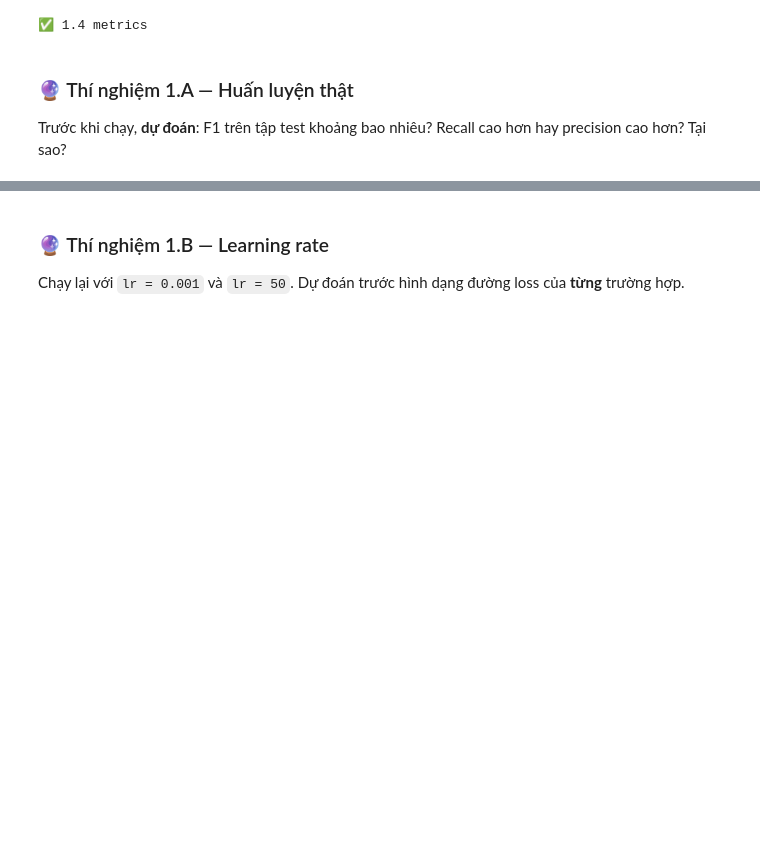
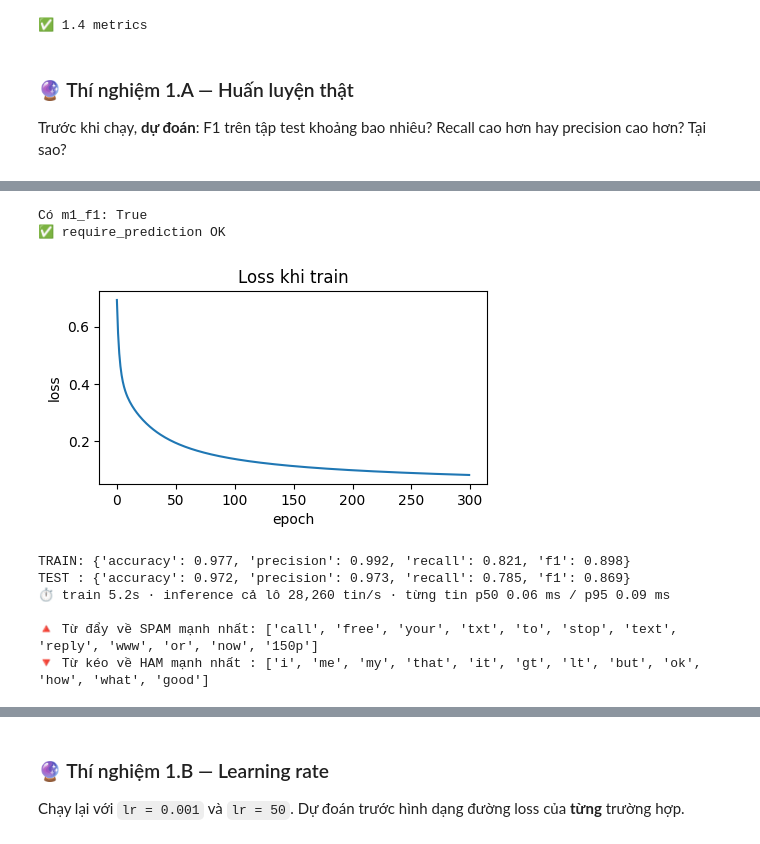
Before and after one commit to blct15102004/K5-L3A-DAY01-BuiLeCongTuan-2A202603610-AI-Foundation-Lab, a Jupyter notebook: src/day01_spam_ml_dl_embedding_llm.ipynb, the cells around one changed output, grey strips where cells are left out. Drawn from its saved outputs; the diff is of its cells as text; code cells hidden in the pictures; blank space fills up the shorter version.

```diff
--- a/src/day01_spam_ml_dl_embedding_llm.ipynb
+++ b/src/day01_spam_ml_dl_embedding_llm.ipynb
@@ -353,24 +359,39 @@ predict("ml_f1", "...")   # ✏️ ví dụ: "F1 ~0.85, precision cao hơn recal
+# %%
+print("Có m1_f1:", "m1_f1" in _LOG["predictions"])
+require_prediction("m1_f1")
+print("✅ require_prediction OK")
+# %% [output]
+Có m1_f1: True
+✅ require_prediction OK
 # %%
-require_prediction("ml_f1")
+require_prediction("m1_f1")
 X_tr, X_va, X_te = vectorize(texts_tr, vocab), vectorize(texts_va, vocab), vectorize(texts_te, vocab)
 t0 = time.perf_counter()
 w, b, losses = train_logreg(X_tr, y_tr, lr=0.5, epochs=300)
 train_time = time.perf_counter() - t0
 
 plt.figure(figsize=(5, 2.5)); plt.plot(losses); plt.xlabel("epoch"); plt.ylabel("loss"); plt.title("Loss khi train"); plt.show()
 predict_bow_lr = lambda texts: (predict_proba(vectorize(texts, vocab), w, b) >= 0.5).astype(int)   # văn bản thô → nhãn
 pred_te, bench = benchmark(predict_bow_lr, texts_te, texts_te[SUB])
 m_tr = metrics(y_tr, (predict_proba(X_tr, w, b) >= 0.5).astype(int)); m_te = metrics(y_te, pred_te)
 print("TRAIN:", {k: round(v, 3) for k, v in m_tr.items()})
 print("TEST :", {k: round(v, 3) for k, v in m_te.items()})
 print(fmt_bench(train_time, bench))
 
 inv = {i: w_ for w_, i in vocab.items()}
 order = np.argsort(w)
 print("\n🔺 Từ đẩy về SPAM mạnh nhất:", [inv[i] for i in order[-12:][::-1]])
 print("🔻 Từ kéo về HAM mạnh nhất :", [inv[i] for i in order[:12]])
 RESULTS["1. BoW + LogReg (tự code)"] = {**m_te, "f1_SUB": metrics(y_te[SUB], pred_te[SUB])["f1"],
                                          "train_s": train_time, **bench, "usd_per_1k": 0.0}
+# %% [output]
+[figure, added]
+TRAIN: {'accuracy': 0.977, 'precision': 0.992, 'recall': 0.821, 'f1': 0.898}
+TEST : {'accuracy': 0.972, 'precision': 0.973, 'recall': 0.785, 'f1': 0.869}
+⏱ train 5.2s · inference cả lô 28,260 tin/s · từng tin p50 0.06 ms / p95 0.09 ms
+
+🔺 Từ đẩy về SPAM mạnh nhất: ['call', 'free', 'your', 'txt', 'to', 'stop', 'text', 'reply', 'www', 'or', 'now', '150p']
+🔻 Từ kéo về HAM mạnh nhất : ['i', 'me', 'my', 'that', 'it', 'gt', 'lt', 'but', 'ok', 'how', 'what', 'good']
 # %%
 # ⚙️ Đọc lỗi của mô hình — đây là việc quan trọng nhất của người làm AI
 wrong = np.where(pred_te != y_te)[0]
```
Also changed, not shown: parts of 20 cells of this notebook.
